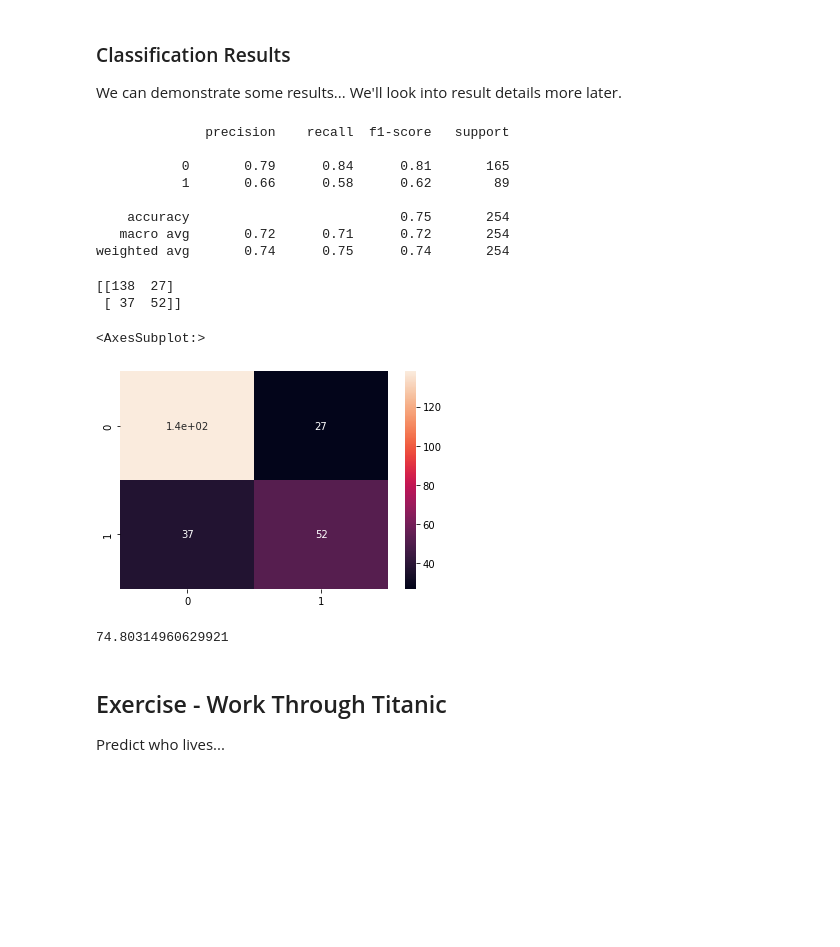
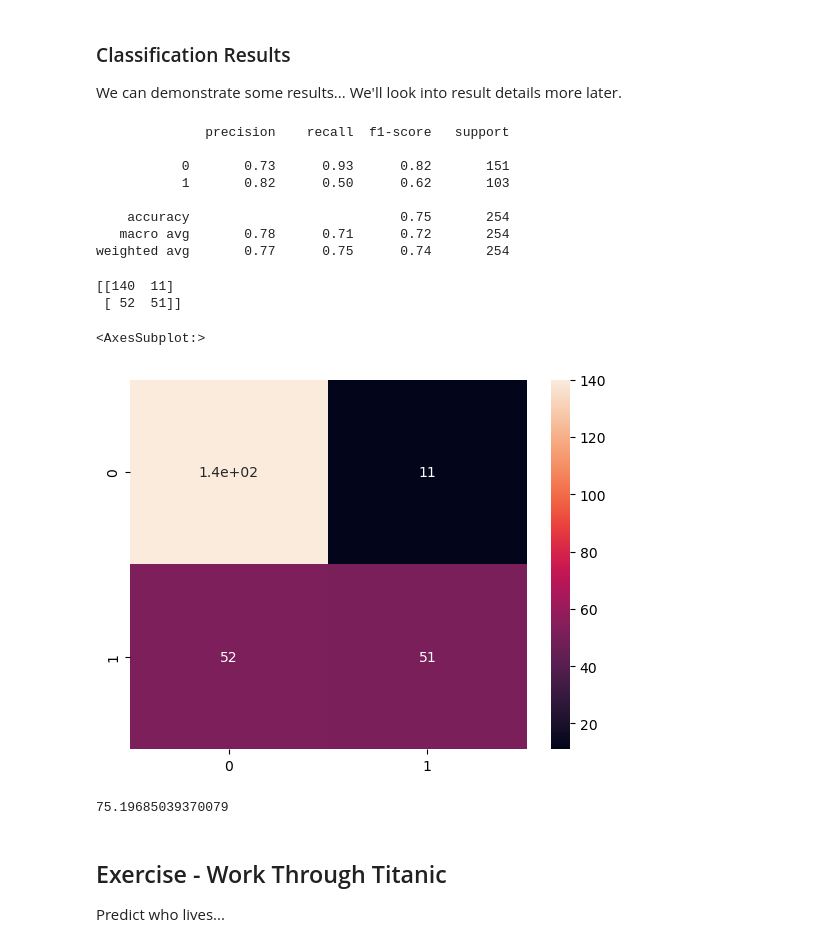
Before and after one commit to Nishaa95/Basic_Stats_in_Python_Student_Workbooks, a Jupyter notebook: 025_Logistic_Reg.ipynb, the cells around one changed output. Drawn from its saved outputs; the diff is of its cells as text; code cells hidden in the pictures; blank space fills up the shorter version.

```diff
--- a/025_Logistic_Reg.ipynb
+++ b/025_Logistic_Reg.ipynb
@@ -323,28 +323,28 @@ preds = md2.predict(X_test)
 # %%
-print(classification_report(y_test, preds, digits=2))
+print(classification_report(y_test, md2Pred, digits=2))
 # %% [output]
               precision    recall  f1-score   support
 
-           0       0.79      0.84      0.81       165
-           1       0.66      0.58      0.62        89
+           0       0.73      0.93      0.82       151
+           1       0.82      0.50      0.62       103
 
     accuracy                           0.75       254
-   macro avg       0.72      0.71      0.72       254
-weighted avg       0.74      0.75      0.74       254
+   macro avg       0.78      0.71      0.72       254
+weighted avg       0.77      0.75      0.74       254
 # %%
-print(confusion_matrix(y_test, preds))
+print(confusion_matrix(y_test, md2Pred))
 # %% [output]
-[[138  27]
- [ 37  52]]
+[[140  11]
+ [ 52  51]]
 # %%
-sns.heatmap(confusion_matrix(y_test, preds), annot=True)
+sns.heatmap(confusion_matrix(y_test, md2Pred), annot=True)
 # %% [output]
 <AxesSubplot:>
-[figure, old version]
+[figure, new version]
 # %%
-print(accuracy_score(y_test, preds)*100)
+print(accuracy_score(y_test, md2Pred)*100)
 # %% [output]
-74.80314960629921
+75.19685039370079
 # %% [markdown]
 ## Exercise - Work Through Titanic
 
```
Also changed, not shown: parts of 5 cells of this notebook, 1 other file.
